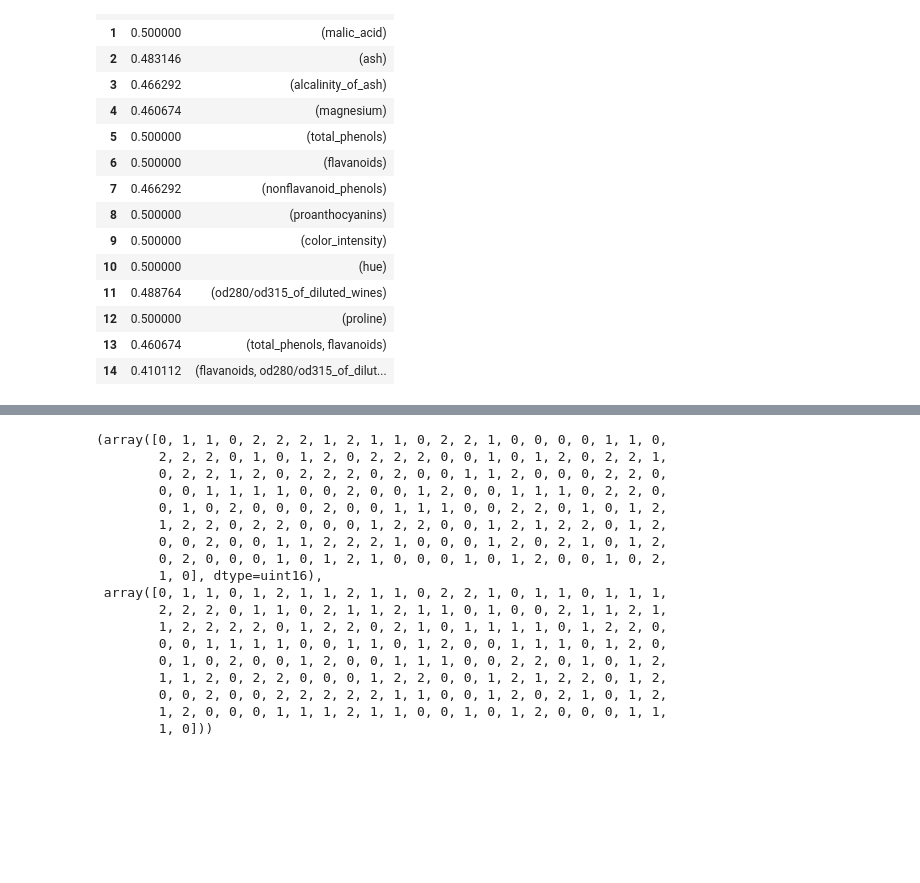
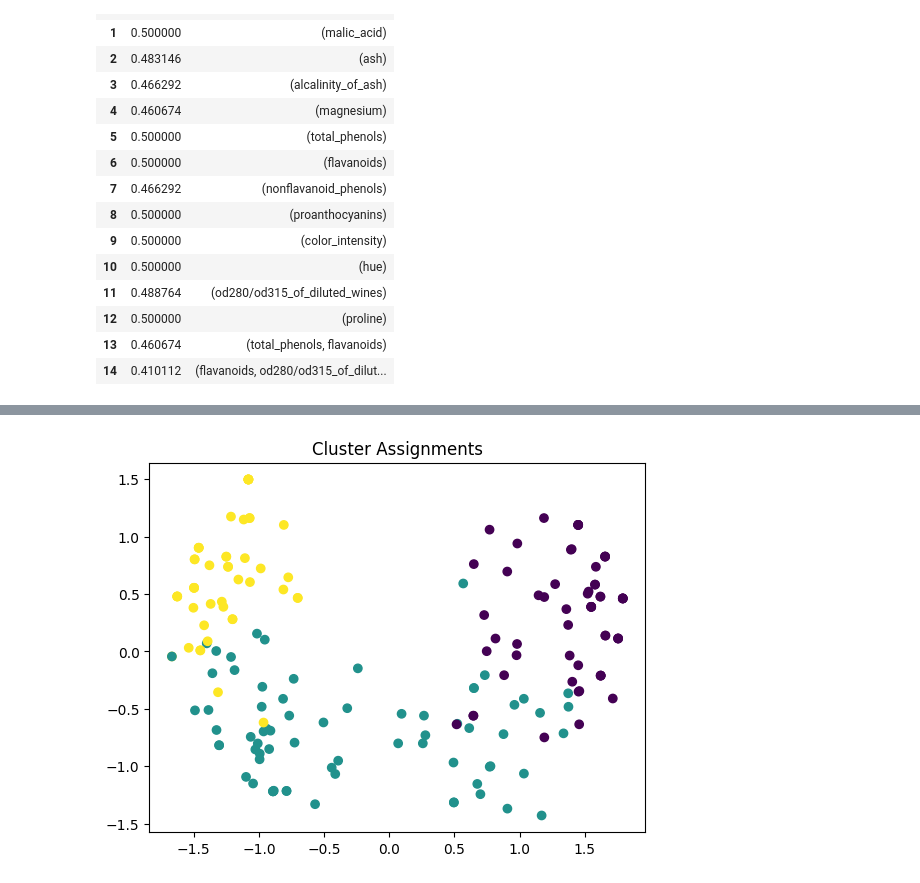
Before and after one commit to siddhantpathakk/FrequentMining, a Jupyter notebook: task3.ipynb, the cells around one changed output, grey strips where cells are left out. Saved outputs shown, nothing was run; the diff lists cells and outputs as text; code cells hidden in the pictures; blank space fills up the shorter version.

```diff
--- a/task3.ipynb
+++ b/task3.ipynb
@@ -164,21 +164,0 @@ Best run was number 3
-# %%
-clusters, target.values
-# %% [output]
-(array([0, 1, 1, 0, 2, 2, 2, 1, 2, 1, 1, 0, 2, 2, 1, 0, 0, 0, 0, 1, 1, 0,
-        2, 2, 2, 0, 1, 0, 1, 2, 0, 2, 2, 2, 0, 0, 1, 0, 1, 2, 0, 2, 2, 1,
-        0, 2, 2, 1, 2, 0, 2, 2, 2, 0, 2, 0, 0, 1, 1, 2, 0, 0, 0, 2, 2, 0,
-        0, 0, 1, 1, 1, 1, 0, 0, 2, 0, 0, 1, 2, 0, 0, 1, 1, 1, 0, 2, 2, 0,
-        0, 1, 0, 2, 0, 0, 0, 2, 0, 0, 1, 1, 1, 0, 0, 2, 2, 0, 1, 0, 1, 2,
-        1, 2, 2, 0, 2, 2, 0, 0, 0, 1, 2, 2, 0, 0, 1, 2, 1, 2, 2, 0, 1, 2,
-        0, 0, 2, 0, 0, 1, 1, 2, 2, 2, 1, 0, 0, 0, 1, 2, 0, 2, 1, 0, 1, 2,
-        0, 2, 0, 0, 0, 1, 0, 1, 2, 1, 0, 0, 0, 1, 0, 1, 2, 0, 0, 1, 0, 2,
-        1, 0], dtype=uint16),
- array([0, 1, 1, 0, 1, 2, 1, 1, 2, 1, 1, 0, 2, 2, 1, 0, 1, 1, 0, 1, 1, 1,
-        2, 2, 2, 0, 1, 1, 0, 2, 1, 1, 2, 1, 1, 0, 1, 0, 0, 2, 1, 1, 2, 1,
-        1, 2, 2, 2, 2, 0, 1, 2, 2, 0, 2, 1, 0, 1, 1, 1, 1, 0, 1, 2, 2, 0,
-        0, 0, 1, 1, 1, 1, 0, 0, 1, 1, 0, 1, 2, 0, 0, 1, 1, 1, 0, 1, 2, 0,
-        0, 1, 0, 2, 0, 0, 1, 2, 0, 0, 1, 1, 1, 0, 0, 2, 2, 0, 1, 0, 1, 2,
-        1, 1, 2, 0, 2, 2, 0, 0, 0, 1, 2, 2, 0, 0, 1, 2, 1, 2, 2, 0, 1, 2,
-        0, 0, 2, 0, 0, 2, 2, 2, 2, 2, 1, 1, 0, 0, 1, 2, 0, 2, 1, 0, 1, 2,
-        1, 2, 0, 0, 0, 1, 1, 1, 2, 1, 1, 0, 0, 1, 0, 1, 2, 0, 0, 0, 1, 1,
-        1, 0]))
@@ -195,3 +165,17 @@ clusters, target.values
+# %%
+import matplotlib.pyplot as plt
+from sklearn.decomposition import PCA
+
+# Reduce dimensionality for visualization (adjust n_components as needed)
+pca = PCA(n_components=2)
+trans_data_pca = pca.fit_transform(df)
+# Plot clusters in 2D
+plt.scatter(trans_data_pca[:, 0],
+            trans_data_pca[:, 1], c=target, cmap='viridis')
+plt.title('Cluster Assignments')
+plt.show()
+# %% [output]
+[figure, added]
 # %%
 (clusters == target.values).sum() / len(target.values)
 # %% [output]
```
Also changed, not shown: parts of 30 cells of this notebook.
